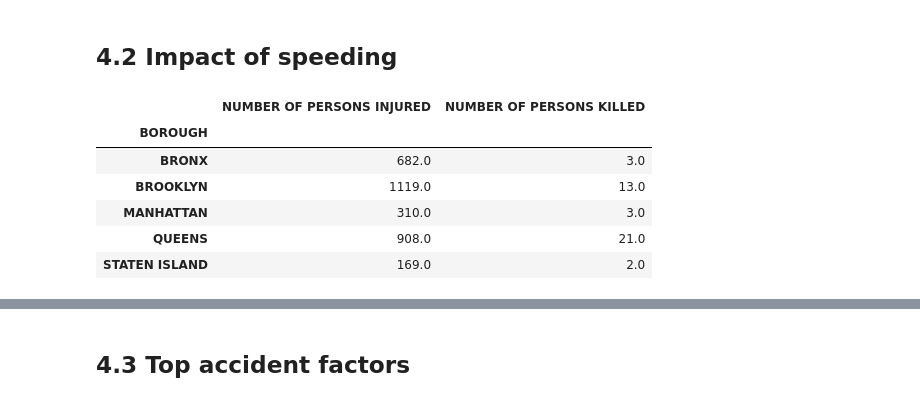
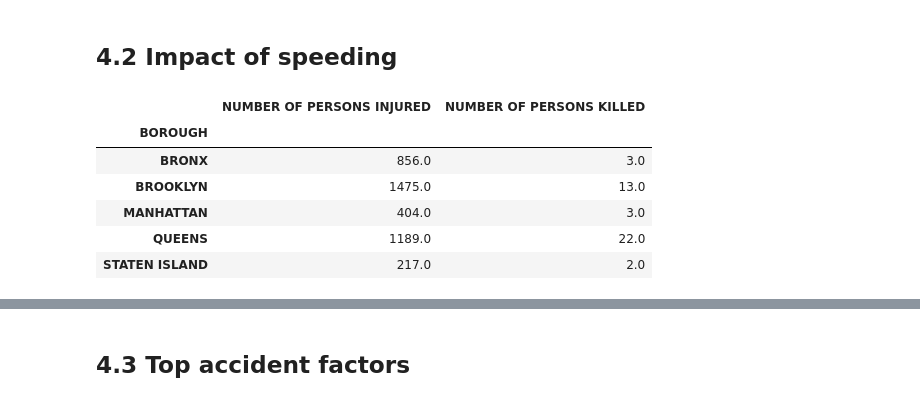
Before and after one commit to makarewiczpawel/CarAccidentsNYC, a Jupyter notebook: Vehicle_collision_data_analysis.ipynb, the cells around one changed output, grey strips where cells are left out. Cells and saved outputs as stored; diff of their text form; code cells hidden in the pictures.

```diff
--- a/Vehicle_collision_data_analysis.ipynb
+++ b/Vehicle_collision_data_analysis.ipynb
@@ -151,0 +163,12 @@ vehicle_collision_transformed = vehicle_collision[vehicle_collision['CONTRIBUTIN
+# %%
+# Transforming data to have on collumn 'CONTRIBUTING FACTOR V1-V5' with all contributing factors
+vehicle_collision['CONTRIBUTING FACTOR V1-V5'] = vehicle_collision[['CONTRIBUTING FACTOR VEHICLE 1',
+                                                                   'CONTRIBUTING FACTOR VEHICLE 2',
+                                                                   'CONTRIBUTING FACTOR VEHICLE 3',
+                                                                   'CONTRIBUTING FACTOR VEHICLE 4',
+                                                                   'CONTRIBUTING FACTOR VEHICLE 5']].values.tolist()
+# %%
+# Exploding factors in a separate rows
+vehicle_collision_transformed = vehicle_collision.explode('CONTRIBUTING FACTOR V1-V5')
+vehicle_collision_transformed = vehicle_collision_transformed.dropna(subset=['CONTRIBUTING FACTOR V1-V5'])
+vehicle_collision_transformed.head(100)
@@ -152,5 +189,8 @@ vehicle_collision_transformed = vehicle_collision[vehicle_collision['CONTRIBUTIN
 # %%
-# Capitalizing each entry in 'Contributing factor vehicle 1'
-vehicle_collision_transformed.loc[:, 'CONTRIBUTING FACTOR VEHICLE 1'] = vehicle_collision_transformed['CONTRIBUTING FACTOR VEHICLE 1'].str.upper()
-vehicle_collision_transformed.loc[:, 'CONTRIBUTING FACTOR VEHICLE 2'] = vehicle_collision_transformed['CONTRIBUTING FACTOR VEHICLE 2'].str.upper()
+# Capitalizing each entry in 'CONTRIBUTING FACTOR V1-V5'
+vehicle_collision_transformed.loc[:, 'CONTRIBUTING FACTOR V1-V5'] = vehicle_collision_transformed['CONTRIBUTING FACTOR V1-V5'].str.upper()
+# %%
+# Removing factors which are 'Unspecified' in 'CONTRIBUTING FACTOR V1-V5' collumn
+vehicle_collision_transformed = vehicle_collision_transformed[vehicle_collision_transformed['CONTRIBUTING FACTOR V1-V5'] != 'UNSPECIFIED']
+# vehicle_collision_transformed['CONTRIBUTING FACTOR V1-V5'].unique()
 # %% [markdown]
@@ -198,19 +236,19 @@ plt.show()
 # %% [markdown]
 ## 4.2 Impact of speeding
 # %%
-# Selecting only rows with 'Unsafe Speed' factor
-unsafe_speed_data = vehicle_collision_transformed[vehicle_collision_transformed['CONTRIBUTING FACTOR VEHICLE 1'] == 'UNSAFE SPEED']
+# Selecting only rows with 'UNSAFE SPEED' factor
+unsafe_speed_data = vehicle_collision_transformed[vehicle_collision_transformed['CONTRIBUTING FACTOR V1-V5'] == 'UNSAFE SPEED']
 # Grouping data by borough and summing up deaths and injuries
 unsafe_speed_data = unsafe_speed_data.groupby('BOROUGH')[['NUMBER OF PERSONS INJURED', 'NUMBER OF PERSONS KILLED']].sum()
 unsafe_speed_data
 # %% [output]
 |  | NUMBER OF PERSONS INJURED | NUMBER OF PERSONS KILLED |
 | BOROUGH |  |  |
-| BRONX | 682.0 | 3.0 |
-| BROOKLYN | 1119.0 | 13.0 |
-| MANHATTAN | 310.0 | 3.0 |
-| QUEENS | 908.0 | 21.0 |
-| STATEN ISLAND | 169.0 | 2.0 |
+| BRONX | 856.0 | 3.0 |
+| BROOKLYN | 1475.0 | 13.0 |
+| MANHATTAN | 404.0 | 3.0 |
+| QUEENS | 1189.0 | 22.0 |
+| STATEN ISLAND | 217.0 | 2.0 |
 # %%
 # Data vissualization using seaborn as sns
 plt.figure(figsize=(11,5))
```
Also changed, not shown: parts of 19 cells of this notebook, 2 other files.
